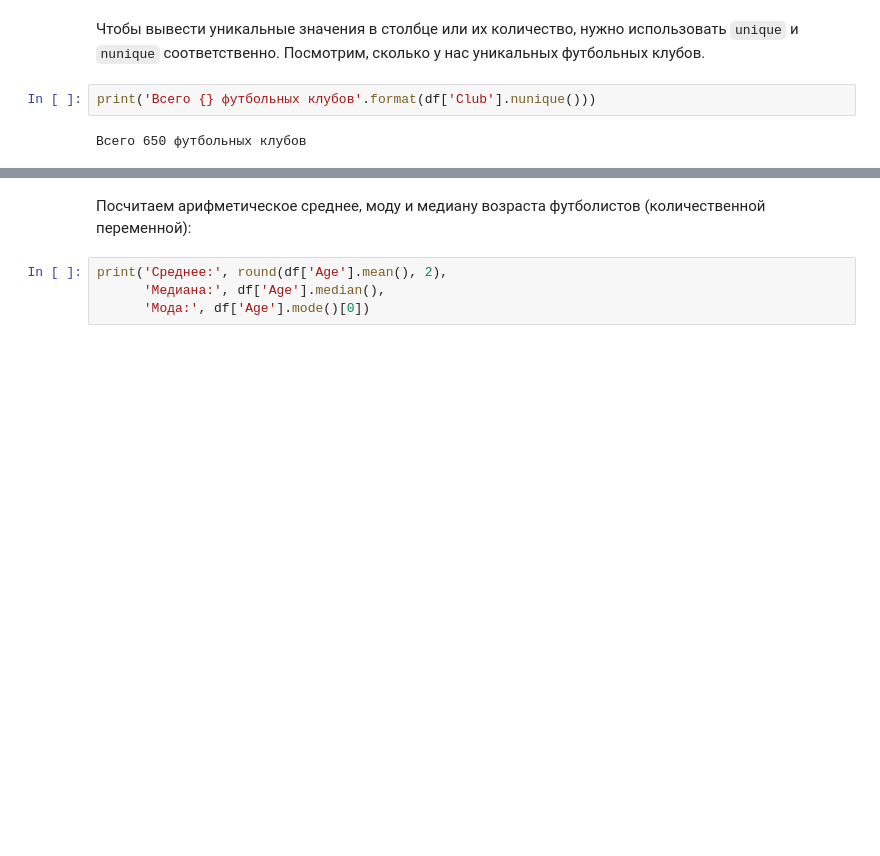
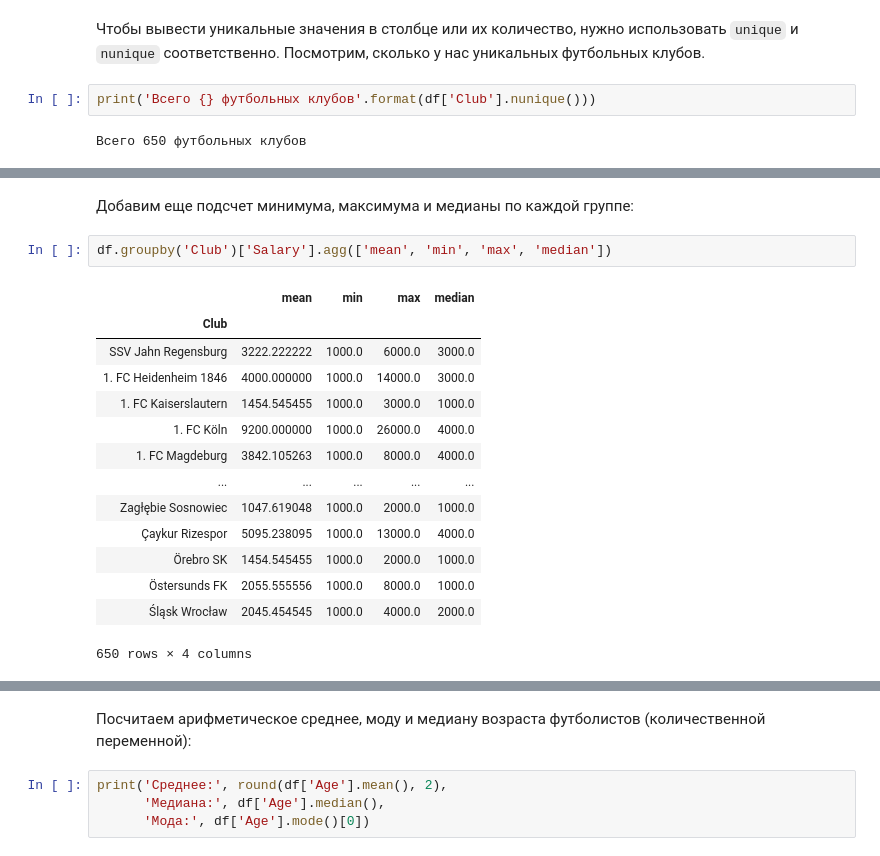
Before and after one commit to hse-econ-data-science/dap_2020_fall, a Jupyter notebook: sem07_eda/sem_07_eda.ipynb, the cells around one changed output, grey strips where cells are left out. Saved outputs shown, nothing was run; the diff lists cells and outputs as text; blank space fills up the shorter version.

```diff
--- a/sem07_eda/sem_07_eda.ipynb
+++ b/sem07_eda/sem_07_eda.ipynb
@@ -338,0 +396,19 @@ array(['FC Barcelona', 'Juventus', 'Paris Saint-Germain',
+# %% [markdown]
+Добавим еще подсчет минимума, максимума и медианы по каждой группе:
+# %%
+df.groupby('Club')['Salary'].agg(['mean', 'min', 'max', 'median'])
+# %% [output]
+|  | mean | min | max | median |
+| Club |  |  |  |  |
+| SSV Jahn Regensburg | 3222.222222 | 1000.0 | 6000.0 | 3000.0 |
+| 1. FC Heidenheim 1846 | 4000.000000 | 1000.0 | 14000.0 | 3000.0 |
+| 1. FC Kaiserslautern | 1454.545455 | 1000.0 | 3000.0 | 1000.0 |
+| 1. FC Köln | 9200.000000 | 1000.0 | 26000.0 | 4000.0 |
+| 1. FC Magdeburg | 3842.105263 | 1000.0 | 8000.0 | 4000.0 |
+| ... | ... | ... | ... | ... |
+| Zagłębie Sosnowiec | 1047.619048 | 1000.0 | 2000.0 | 1000.0 |
+| Çaykur Rizespor | 5095.238095 | 1000.0 | 13000.0 | 4000.0 |
+| Örebro SK | 1454.545455 | 1000.0 | 2000.0 | 1000.0 |
+| Östersunds FK | 2055.555556 | 1000.0 | 8000.0 | 1000.0 |
+| Śląsk Wrocław | 2045.454545 | 1000.0 | 4000.0 | 2000.0 |
+650 rows × 4 columns
```
Also changed, not shown: parts of 25 cells of this notebook.
